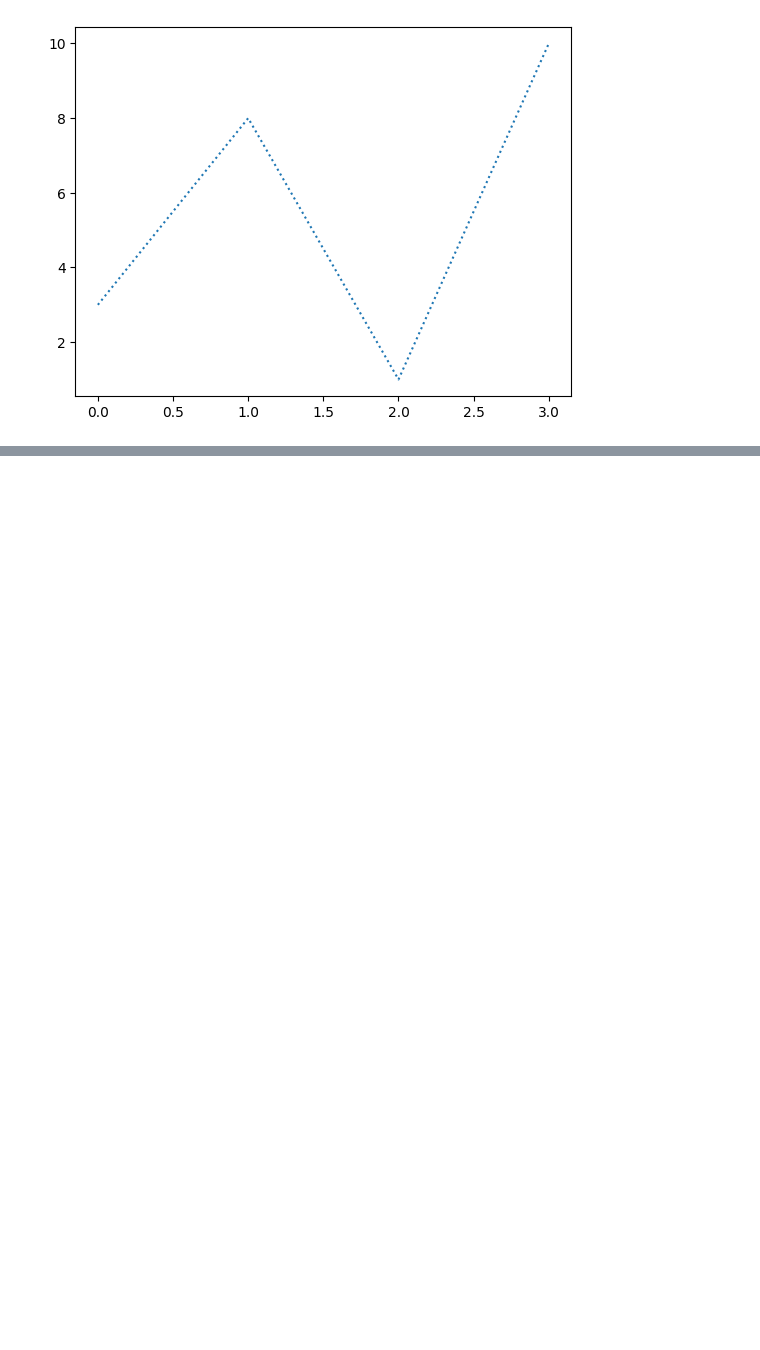
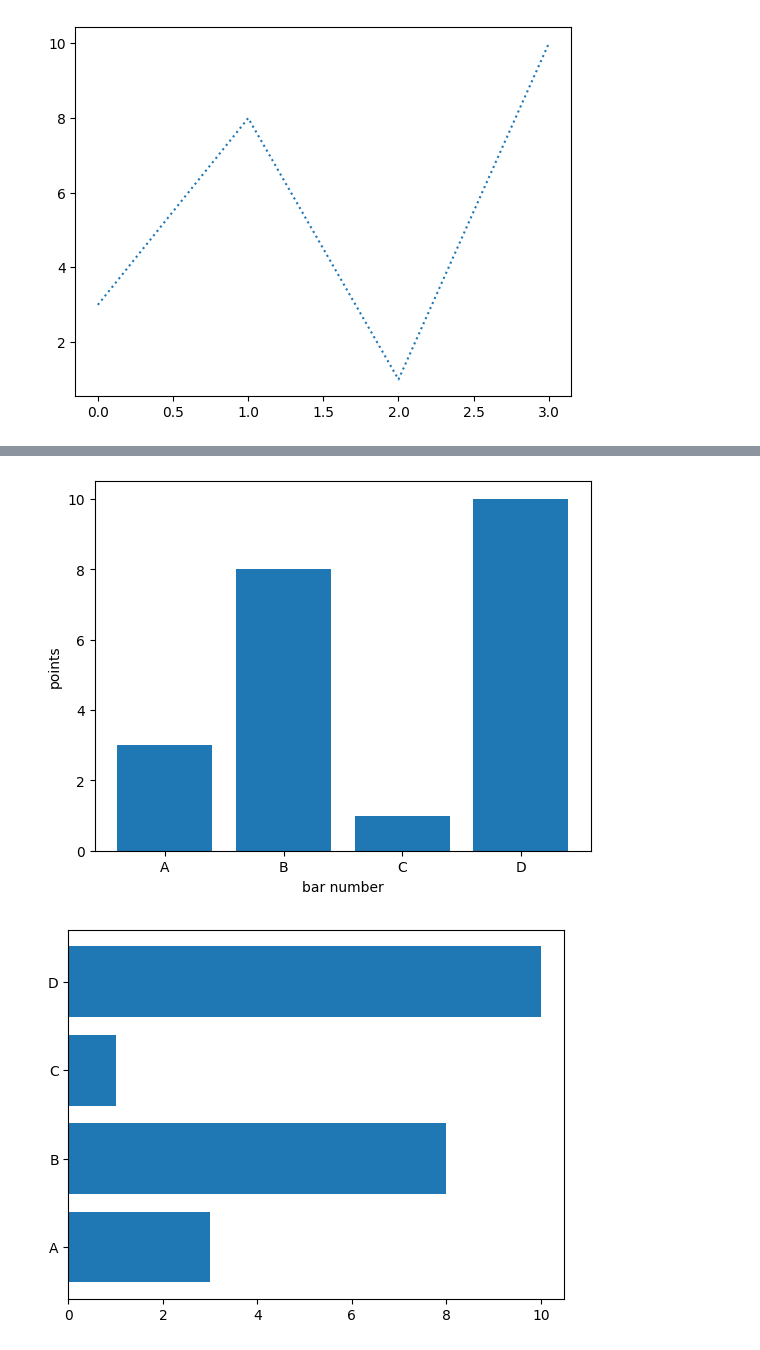
Before and after one commit to shashankkanthula/Python-basics, a Jupyter notebook: matplotlib.ipynb, the cells around one changed output, grey strips where cells are left out. Cells and saved outputs as stored; diff of their text form; code cells hidden in the pictures; blank space fills up the shorter version.

```diff
--- a/matplotlib.ipynb
+++ b/matplotlib.ipynb
@@ -95,0 +139,16 @@ plt.show()
+# %%
+#Bars
+import matplotlib.pyplot as plt
+import numpy as np
+x= np.array(['A','B','C','D'])
+y= np.array([3,8,1,10])
+plt.xlabel('bar number')
+plt.ylabel('points')
+plt.bar(x,y)  #bar is for vertical and the (barh) is for horizontal
+plt.show()
+
+plt.barh(x,y)
+plt.show()
+# %% [output]
+[figure, added]
+[figure, added]
```
Also changed, not shown: parts of 6 cells of this notebook.
